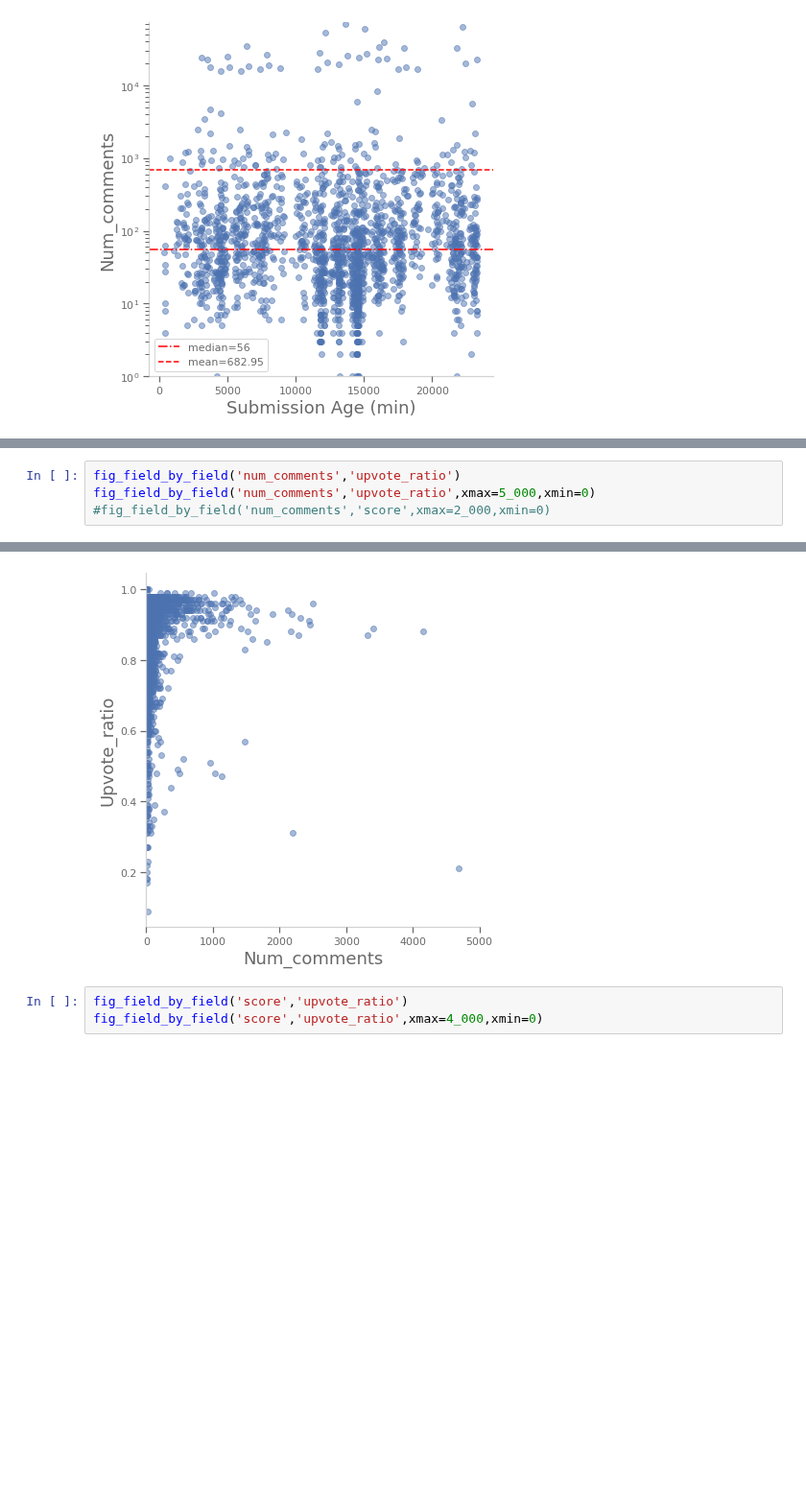
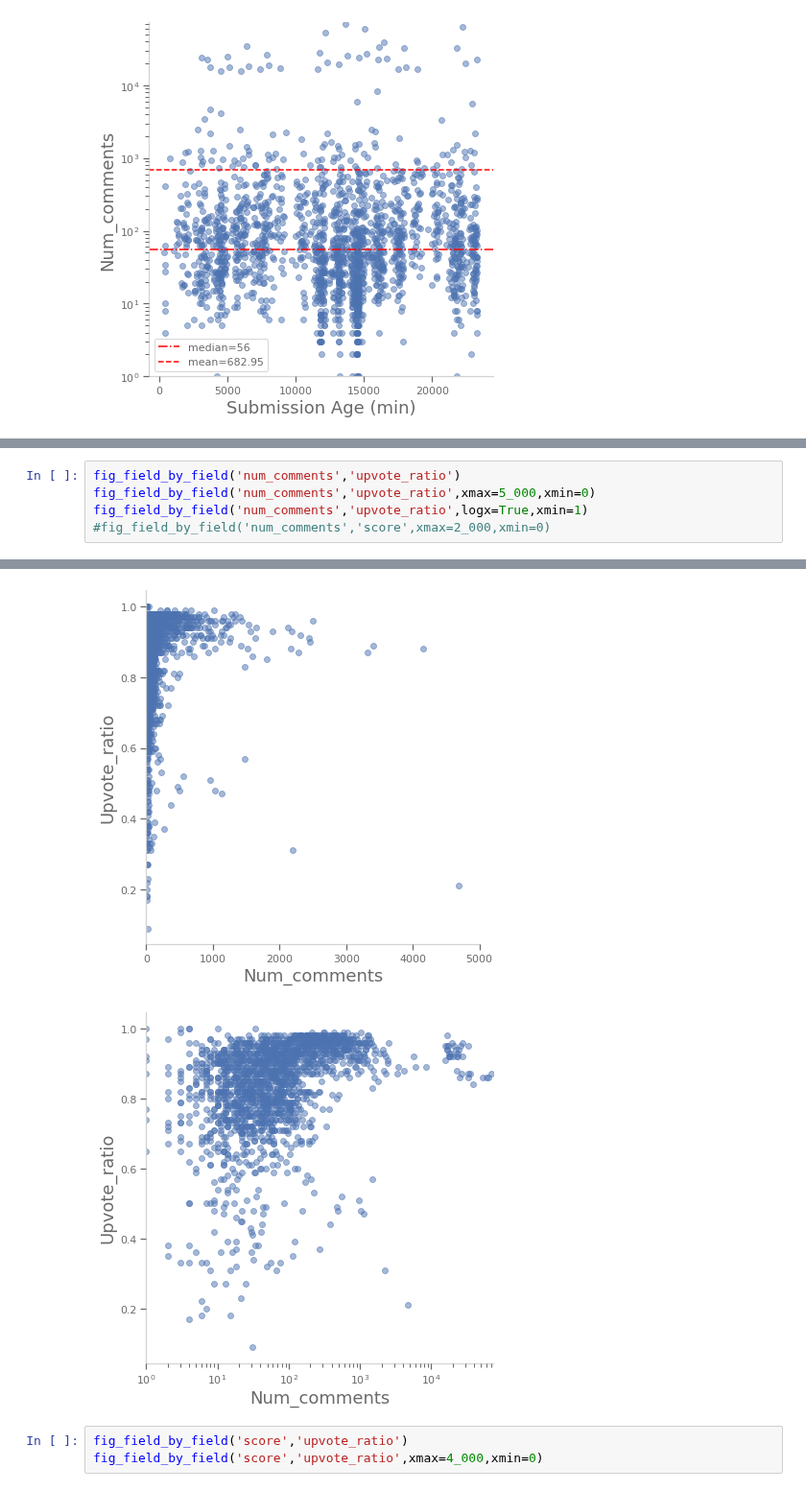
Before and after one commit to AndrewSamaha/WSBAnalysis, a Jupyter notebook: readme-testing.ipynb, the cells around one changed output, grey strips where cells are left out. Shown at 96% size. Drawn from its saved outputs; the diff is of its cells as text; blank space fills up the shorter version.

```diff
--- a/readme-testing.ipynb
+++ b/readme-testing.ipynb
@@ -670,10 +674,12 @@ fig_field_by_field('num_comments','score',logx=True,logy=True,xmin=1,ymin=1)
 # %%
 fig_field_by_field('num_comments','upvote_ratio')
 fig_field_by_field('num_comments','upvote_ratio',xmax=5_000,xmin=0)
+fig_field_by_field('num_comments','upvote_ratio',logx=True,xmin=1)
 #fig_field_by_field('num_comments','score',xmax=2_000,xmin=0)
 # %% [output]
 [figure]
 [figure]
+[figure, added]
 # %%
 fig_field_by_field('score','upvote_ratio')
 fig_field_by_field('score','upvote_ratio',xmax=4_000,xmin=0)
```
Also changed, not shown: parts of 1 cell of this notebook, 7 other files.
